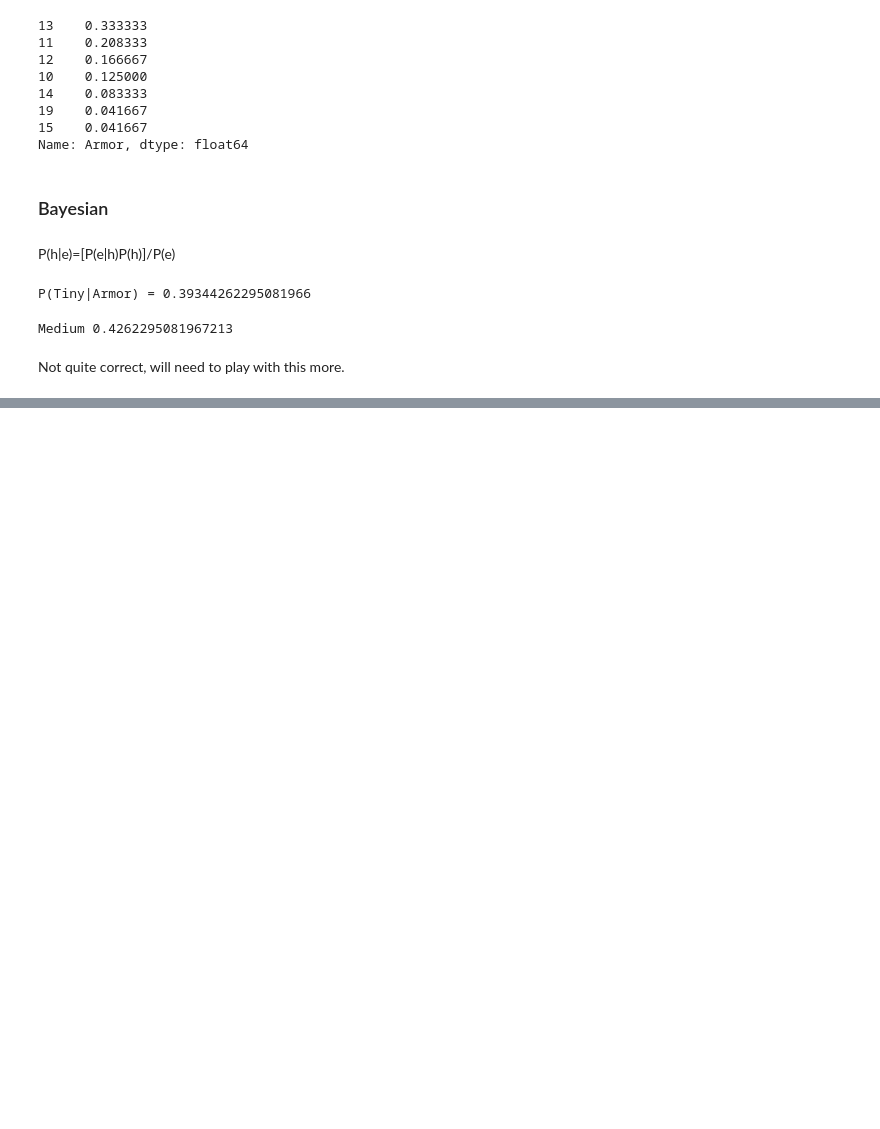
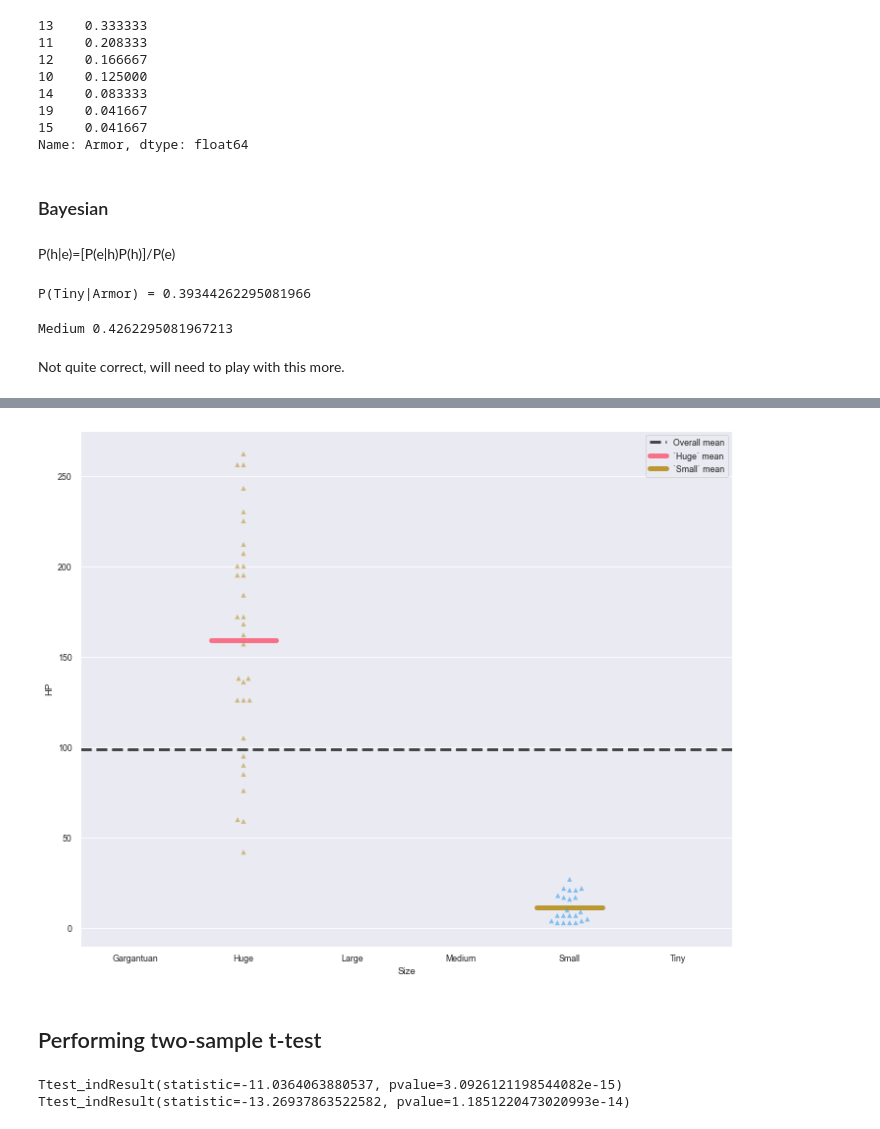
Before and after one commit to dmm4613/dnd-eda, a Jupyter notebook: dnd-eda.ipynb, the cells around one changed output, grey strips where cells are left out. Drawn from its saved outputs; the diff is of its cells as text; code cells hidden in the pictures; blank space fills up the shorter version.

```diff
--- a/dnd-eda.ipynb
+++ b/dnd-eda.ipynb
@@ -499,0 +507,5 @@ Not quite correct, will need to play with this more.
+# %%
+dnd_look = dnd[['Size', 'HP']]
+
+# dnd_look['Size'] = pd.Categorical(dnd_look['Size'], categories=['Gargantuan', 'Huge','Large','Medium','Small','Tiny'], ordered=True)
+dnd_look
@@ -499,0 +570,51 @@ Not quite correct, will need to play with this more.
+# %%
+f, ax = plt.subplots(figsize=(10, 8))
+
+# Use specific set of colors
+colors = sns.color_palette('husl')
+
+# Select only two areas
+selection_mask = (dnd_look['Size'] == 'Small') | (dnd_look['Size'] == 'Huge')
+data_subset = dnd_look[selection_mask]
+
+# Data Points
+ax = sns.swarmplot(
+    data=data_subset,
+    x="Size",
+    y="HP",
+    ax=ax,
+    alpha=0.6,
+    marker='^',
+    palette=colors
+)
+
+ax.axhline(
+    data_subset['HP'].mean(), label='Overall mean',
+    lw=3, ls='--', color='black', alpha=0.7
+)
+
+# Look at each specifc group (by area)
+sizes = data_subset['Size'].unique()
+for i, size in enumerate(sizes):
+    mean = dnd_look[dnd_look['Size']==size]['HP'].mean()
+    # Make these lines short and near each group
+    xmin = 1/len(sizes) * i + 0.2
+    xmax = xmin + 0.1
+    ax.axhline(
+        mean, xmin=xmin, xmax=xmax, label=f'`{size}` mean',
+        lw=5, ls='-', color=colors[i]
+    )
+
+ax.legend()
+plt.tight_layout();
+plt.show()
+# %% [output]
+[figure, added]
+# %% [markdown]
+## Performing two-sample t-test
+# %%
+print(stats.ttest_ind(dnd_small['HP'], dnd_huge['HP']))
+print(stats.ttest_ind(dnd_small['HP'], dnd_huge['HP'], equal_var=False))
+# %% [output]
+Ttest_indResult(statistic=-11.0364063880537, pvalue=3.0926121198544082e-15)
+Ttest_indResult(statistic=-13.26937863522582, pvalue=1.1851220473020993e-14)
```
Also changed, not shown: parts of 21 cells of this notebook.
